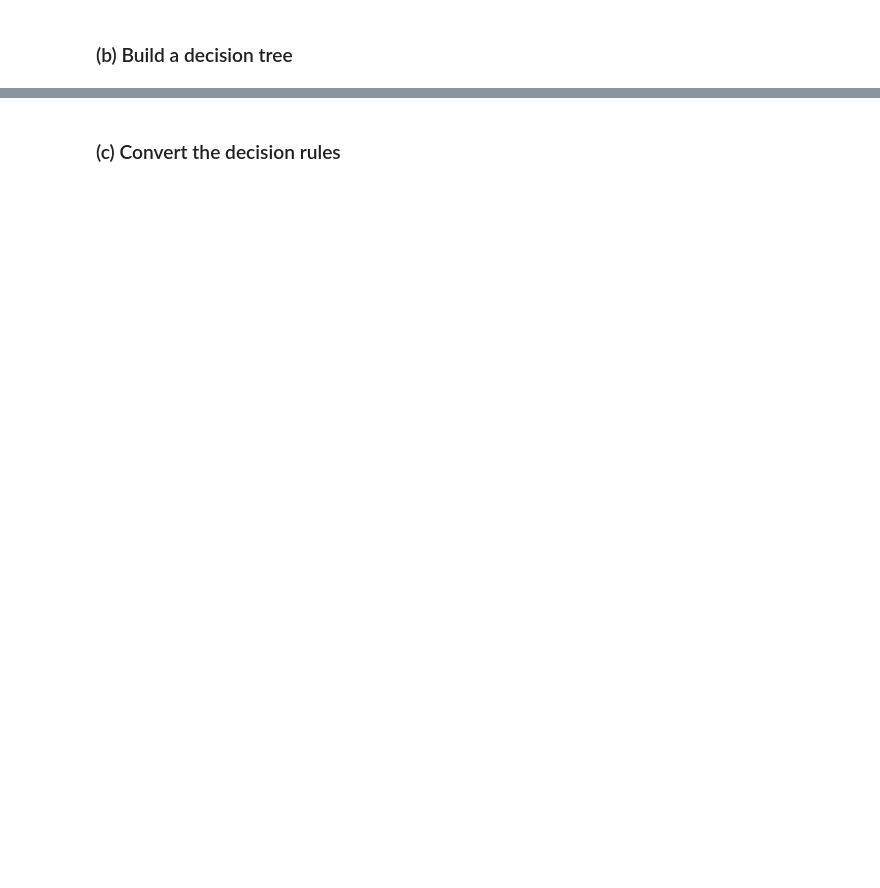
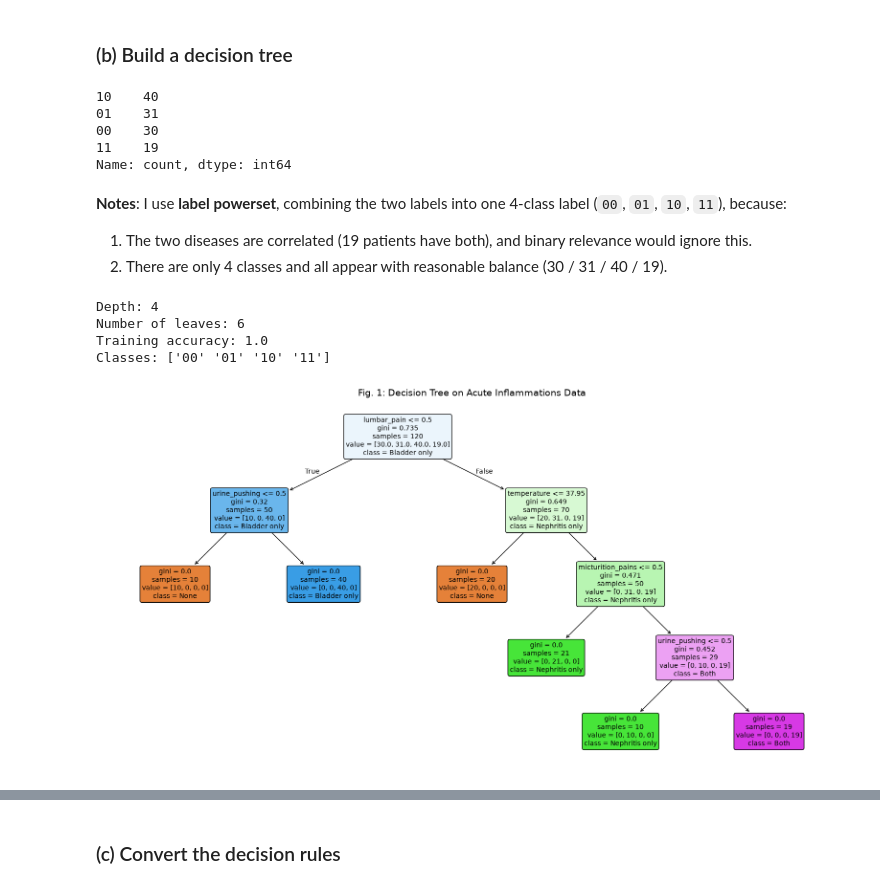
Before and after one commit to xiaomann339/DSCI552-HW5, a Jupyter notebook: notebook/Niu_Xiaoman_HW5.ipynb, the cells around one changed output, grey strips where cells are left out. Saved outputs shown, nothing was run; the diff lists cells and outputs as text; code cells hidden in the pictures; blank space fills up the shorter version.

```diff
--- a/notebook/Niu_Xiaoman_HW5.ipynb
+++ b/notebook/Niu_Xiaoman_HW5.ipynb
@@ -16,3 +21,17 @@ Import packages
 ### (a) Obtain Data
 # %% [markdown]
 Get the Accute Inamations Data Set
+# %%
+cols = ['temperature', 'nausea', 'lumbar_pain', 'urine_pushing','micturition_pains', 'burning_urethra',
+        'bladder_inflammation', 'nephritis']
+
+df = pd.read_csv('../data/diagnosis.data',sep=r'\s+', header=None, encoding='utf-16',names=cols,decimal=',')
+
+#tansfer the binary class yes/no to 1/0 form
+cols1 = cols[1:]       #tempreture is continous variable,so exclude it
+df[cols1] = df[cols1].apply(lambda s: s.map({'yes':1,'no':0}))
+
+print(df.shape)
+print(df.dtypes)
+print(df.isna().sum())
+df.head()
@@ -20,0 +75,44 @@ Get the Accute Inamations Data Set
+# %%
+feat = cols[:6]
+label = cols[6:]
+X = df[feat]
+y = df[label]
+
+yc = y['bladder_inflammation'].astype(str) + y['nephritis'].astype(str)  #powerset
+yc.value_counts()
+# %% [output]
+10    40
+01    31
+00    30
+11    19
+Name: count, dtype: int64
+# %% [markdown]
+**Notes**: I use **label powerset**, combining the two labels into one 4-class label
+(`00`, `01`, `10`, `11`), because:
+
+1. The two diseases are correlated (19 patients have both), and binary relevance would ignore this.
+2. There are only 4 classes and all appear with reasonable balance (30 / 31 / 40 / 19).
+# %%
+tree_c = DecisionTreeClassifier(random_state = 552)
+tree_c.fit( X, yc)
+
+print('Depth:', tree_c.get_depth())
+print('Number of leaves:', tree_c.get_n_leaves())
+print('Training accuracy:', tree_c.score(X, yc))
+print('Classes:', tree_c.classes_)
+# %% [output]
+Depth: 4
+Number of leaves: 6
+Training accuracy: 1.0
+Classes: ['00' '01' '10' '11']
+# %%
+label_map = {'00': 'None', '01': 'Nephritis only', '10': 'Bladder only', '11': 'Both'}
+class_names = [label_map[c] for c in tree_c.classes_]
+
+fig, ax = plt.subplots(figsize=(20, 10))
+plot_tree(tree_c, feature_names=feat, class_names=class_names,
+          filled=True, rounded=True, fontsize=10, ax=ax)
+ax.set_title('Fig. 1: Decision Tree on Acute Inflammations Data', fontsize=14)
+plt.show()
+# %% [output]
+[figure, added]
```
Also changed, not shown: parts of 55 cells of this notebook.
